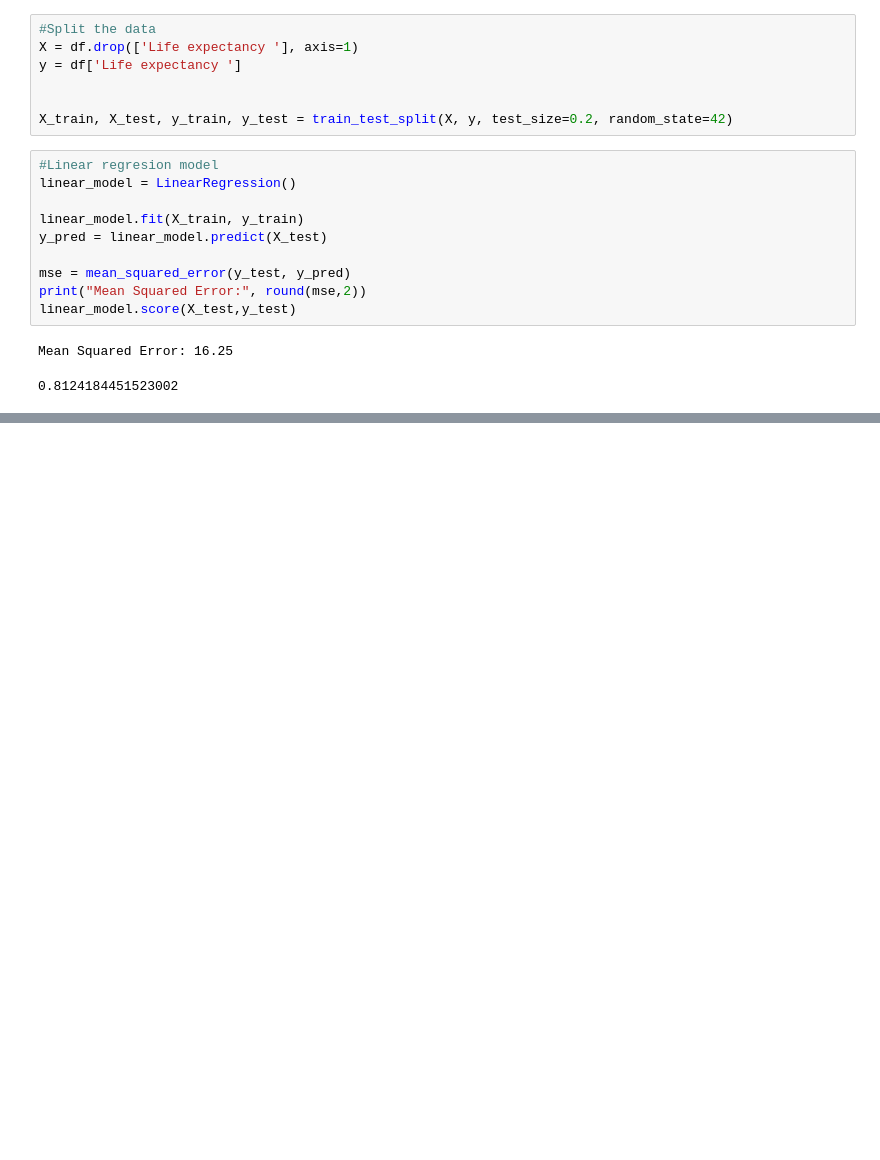
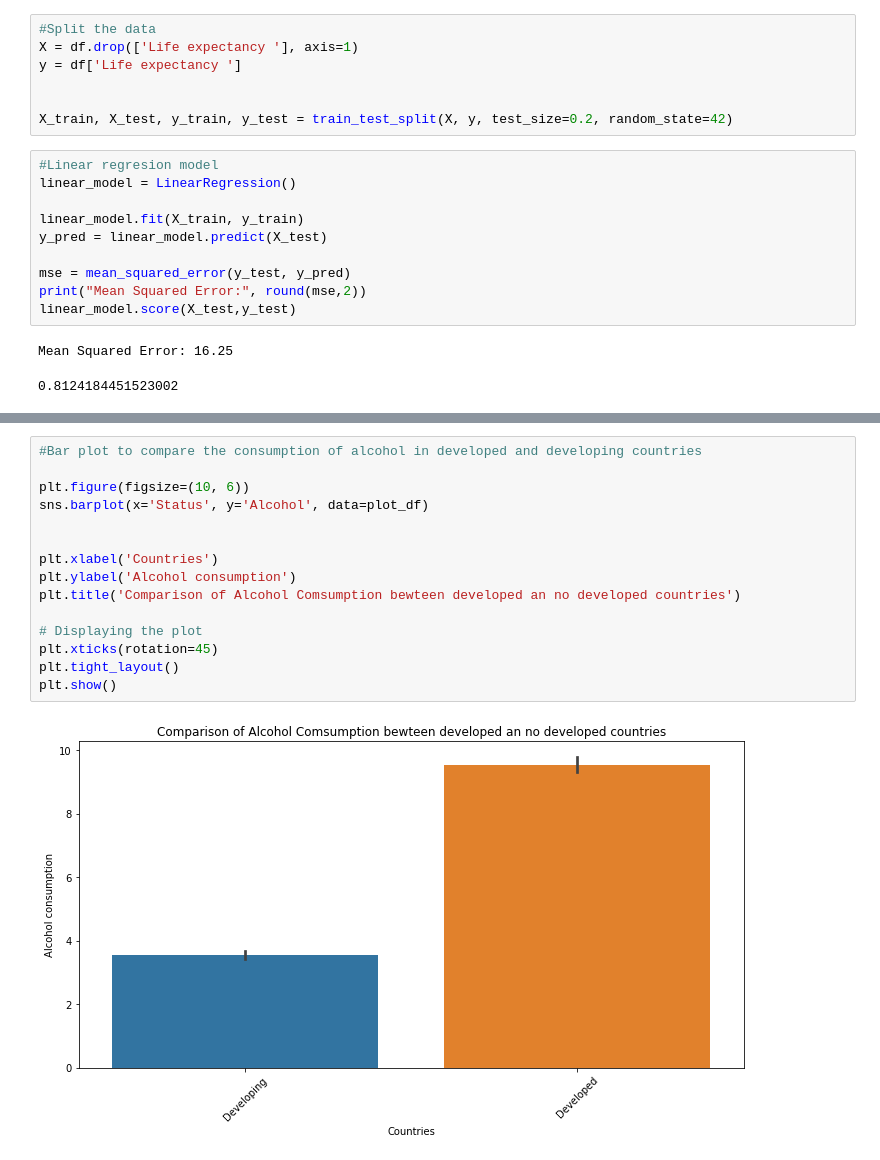
Before and after one commit to srodriguez252/Life-Expectancy, a Jupyter notebook: life_expectancy.ipynb, the cells around one changed output, grey strips where cells are left out. Saved outputs shown, nothing was run; the diff lists cells and outputs as text; blank space fills up the shorter version.

```diff
--- a/life_expectancy.ipynb
+++ b/life_expectancy.ipynb
@@ -344,0 +293,17 @@ Mean Squared Error Random Forest:  2.8
+# %%
+#Bar plot to compare the consumption of alcohol in developed and developing countries
+
+plt.figure(figsize=(10, 6))
+sns.barplot(x='Status', y='Alcohol', data=plot_df)
+
+
+plt.xlabel('Countries')
+plt.ylabel('Alcohol consumption')
+plt.title('Comparison of Alcohol Comsumption bewteen developed an no developed countries')
+
+# Displaying the plot
+plt.xticks(rotation=45)
+plt.tight_layout()
+plt.show()
+# %% [output]
+[figure, added]
```
Also changed, not shown: parts of 39 cells of this notebook.
